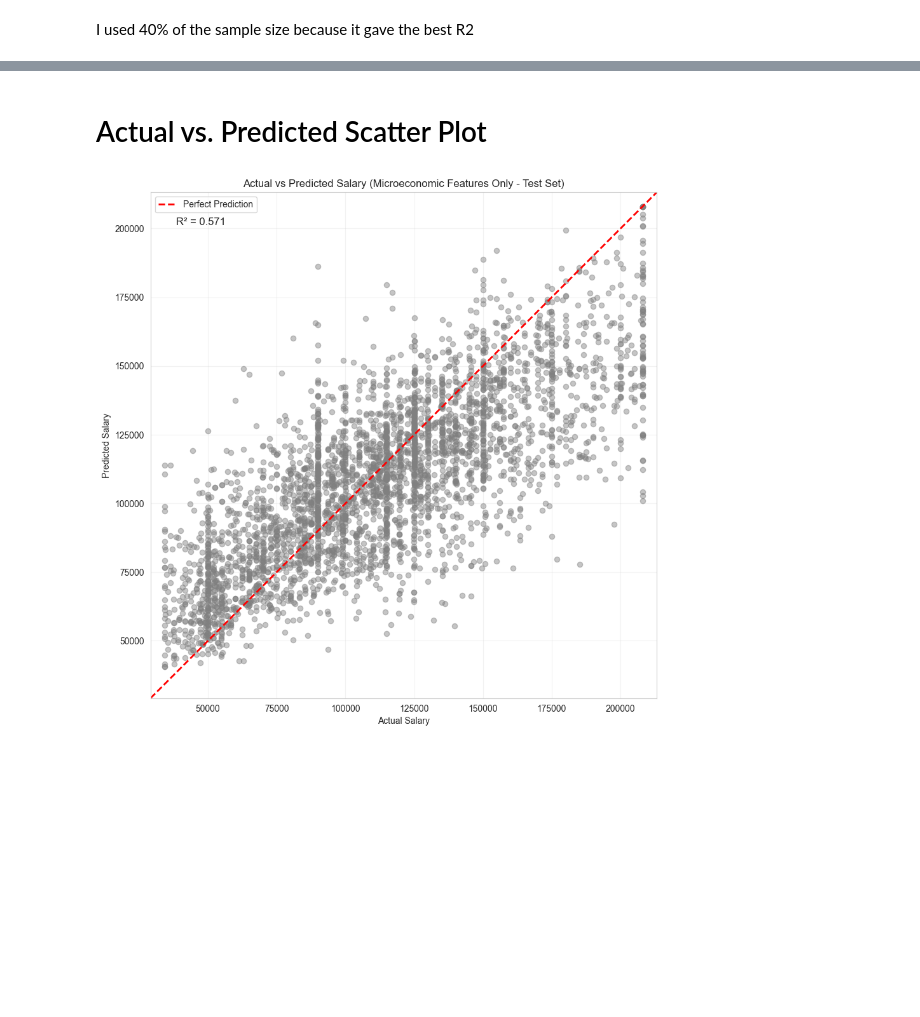
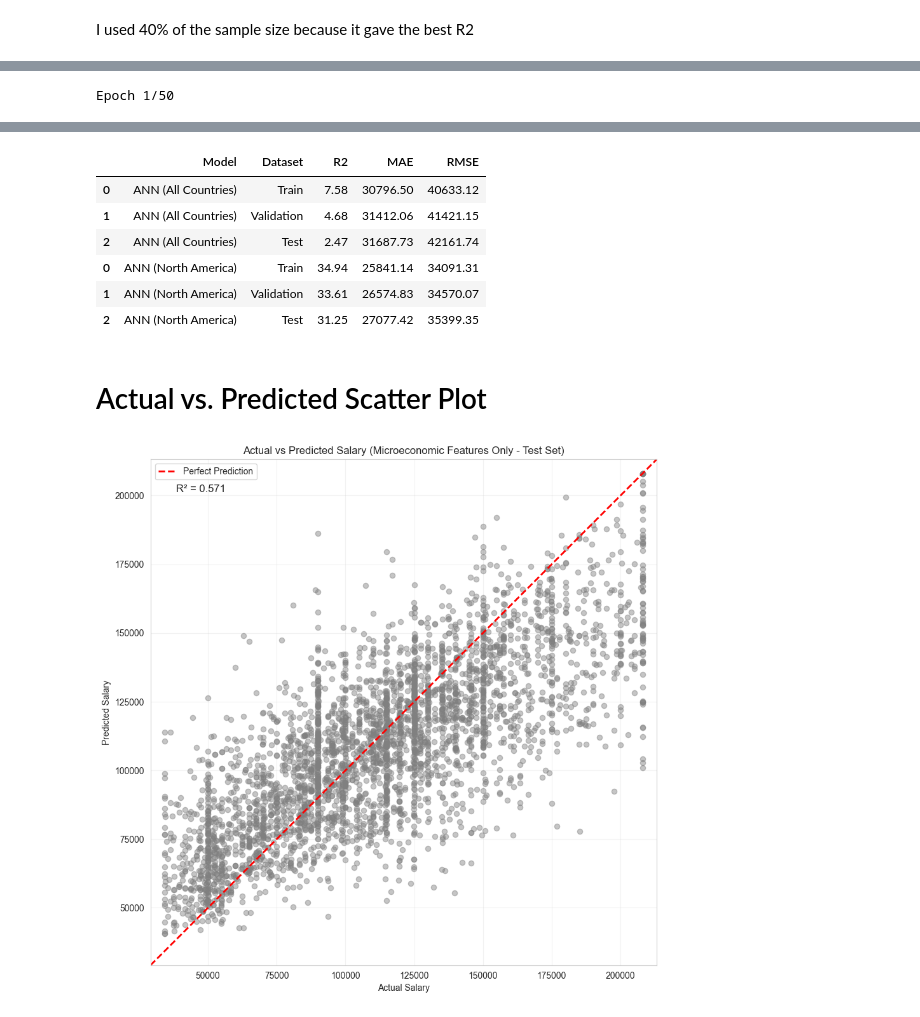
Before and after one commit to miguelcaeg/LT10_MLThesisProject, a Jupyter notebook: ANN_model.ipynb, the cells around one changed output, grey strips where cells are left out. Drawn from its saved outputs; the diff is of its cells as text; code cells hidden in the pictures; blank space fills up the shorter version.

```diff
--- a/ANN_model.ipynb
+++ b/ANN_model.ipynb
@@ -750,6 +763,11 @@ available_econ_cols = [c for c in econ_cols if c in df.columns]
 # ============================================================
 # BASE FEATURE SET (WITHOUT ECONOMIC FEATURES)
 # ============================================================
+
+country_cols = [
+    c for c in df.columns
+    if c.startswith("country_")
+]
 
 base_features = [
     "skill_count",
@@ -775,7 +793,7 @@ base_features = [
 ] + city_cols
 
 # Keep only existing columns
-base_features = [c for c in base_features if c in df.columns]
+base_features = country_cols + [c for c in base_features if c in df.columns]
 # %% [markdown]
 # Helper Functions
 # %%
@@ -1684,7 +1712,7 @@ display(comparison_tuning)
 from sklearn.decomposition import TruncatedSVD
 
 svd = TruncatedSVD(
-    n_components=100,
+    n_components=50,
     random_state=42
 )
 
@@ -1883,3 +1772,11 @@ Testing sample size: 50%
+# %%
+X_train_F_ann_na = X_train_F_ann[na_mask_train.values]
+X_val_F_ann_na = X_val_F_ann[na_mask_val.values]
+X_test_F_ann_na = X_test_F_ann[na_mask_test.values]
+
+y_train_na = y_train[na_mask_train.values]
+y_val_na = y_val[na_mask_val.values]
+y_test_na = y_test[na_mask_test.values]
 # %% [markdown]
 I used 40% of the sample size because it gave the best R2
 # %%
@@ -2071,0 +1910,41 @@ Epoch 19/50
+# %%
+# ============================================================
+# RUN ANN - ALL COUNTRIES
+# ============================================================
+
+ann_all_results = run_ann_experiment(
+    X_train_F_ann,
+    X_val_F_ann,
+    X_test_F_ann,
+    y_train,
+    y_val,
+    y_test,
+    label="ANN (All Countries)"
+)
+
+# ============================================================
+# RUN ANN - NORTH AMERICA ONLY
+# ============================================================
+
+ann_na_results = run_ann_experiment(
+    X_train_F_ann_na,
+    X_val_F_ann_na,
+    X_test_F_ann_na,
+    y_train_na,
+    y_val_na,
+    y_test_na,
+    label="ANN (North America)"
+)
+
+# ============================================================
+# COMBINE RESULTS
+# ============================================================
+
+ann_results = pd.concat([
+    ann_all_results,
+    ann_na_results
+])
+
+display(ann_results)
+# %% [output]
+Epoch 1/50
@@ -2072,3 +1985,10 @@ Epoch 19/50
+|  | Model | Dataset | R2 | MAE | RMSE |
+| 0 | ANN (All Countries) | Train | 7.58 | 30796.50 | 40633.12 |
+| 1 | ANN (All Countries) | Validation | 4.68 | 31412.06 | 41421.15 |
+| 2 | ANN (All Countries) | Test | 2.47 | 31687.73 | 42161.74 |
+| 0 | ANN (North America) | Train | 34.94 | 25841.14 | 34091.31 |
+| 1 | ANN (North America) | Validation | 33.61 | 26574.83 | 34570.07 |
+| 2 | ANN (North America) | Test | 31.25 | 27077.42 | 35399.35 |
 # %% [markdown]
 # Actual vs. Predicted Scatter Plot
 # %%
```
Also changed, not shown: parts of 9 cells of this notebook.
